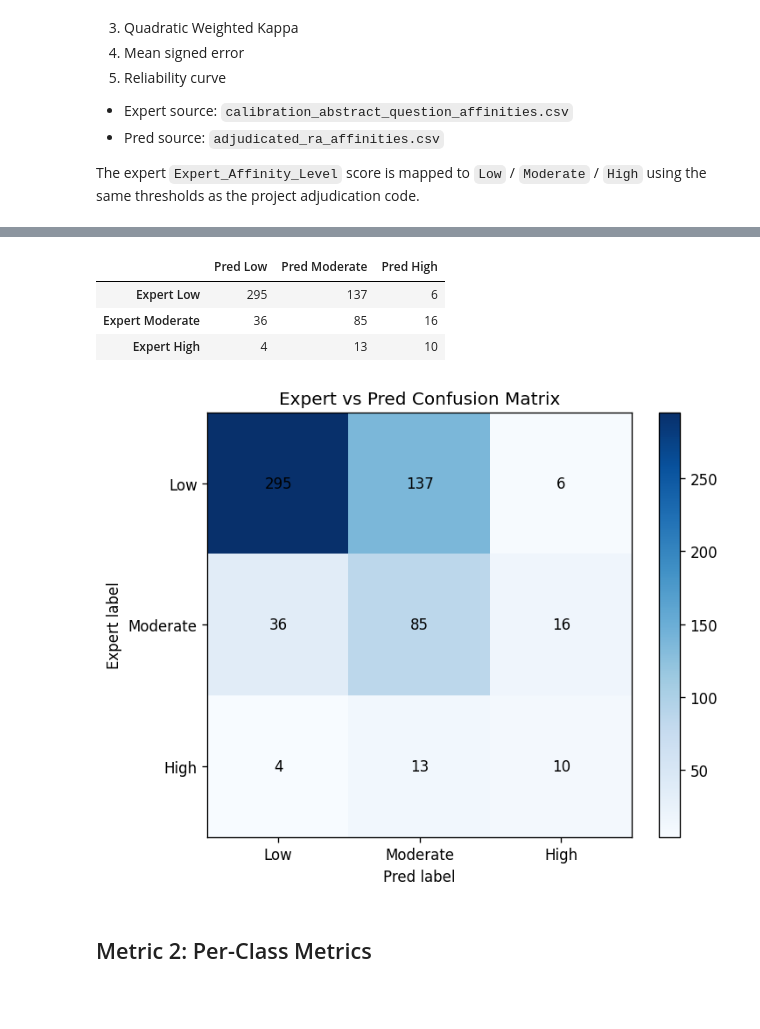
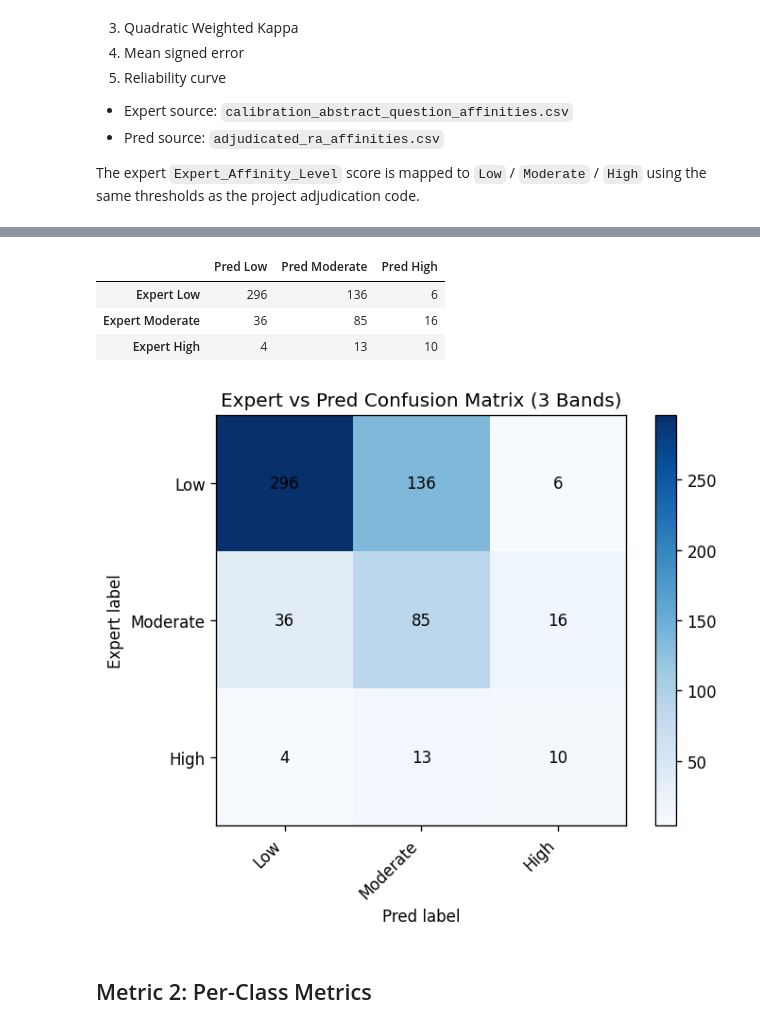
Before and after one commit to pigalleg/article-classifier, a Jupyter notebook: notebooks/11_affinity_diagnostisc_metrics_pipeline.ipynb, the cells around one changed output, grey strips where cells are left out. Cells and saved outputs as stored; diff of their text form; code cells hidden in the pictures; blank space fills up the shorter version.

```diff
--- a/notebooks/11_affinity_diagnostisc_metrics_pipeline.ipynb
+++ b/notebooks/11_affinity_diagnostisc_metrics_pipeline.ipynb
@@ -200,38 +238,40 @@ Pred label distribution:
 # %%
 y_true = clean_df["expert_num"].to_numpy()
 y_pred = clean_df["pred_num"].to_numpy()
+label_numbers = list(LABEL_TO_NUM.values())
 
-cm = confusion_matrix(y_true, y_pred, labels=[0, 1, 2])
+cm = confusion_matrix(y_true, y_pred, labels=label_numbers)
 cm_df = pd.DataFrame(
     cm,
     index=[f"Expert {label}" for label in LABEL_ORDER],
     columns=[f"Pred {label}" for label in LABEL_ORDER],
 )
 display(cm_df)
 
 fig, ax = plt.subplots()
 im = ax.imshow(cm, cmap="Blues")
-ax.set_xticks([0, 1, 2])
-ax.set_yticks([0, 1, 2])
-ax.set_xticklabels(LABEL_ORDER)
+tick_positions = np.arange(len(LABEL_ORDER))
+ax.set_xticks(tick_positions)
+ax.set_yticks(tick_positions)
+ax.set_xticklabels(LABEL_ORDER, rotation=45, ha="right")
 ax.set_yticklabels(LABEL_ORDER)
 ax.set_xlabel("Pred label")
 ax.set_ylabel("Expert label")
-ax.set_title("Expert vs Pred Confusion Matrix")
+ax.set_title(f"Expert vs Pred Confusion Matrix ({BAND_COUNT} Bands)")
 
 for row in range(cm.shape[0]):
     for col in range(cm.shape[1]):
         ax.text(col, row, str(cm[row, col]), ha="center", va="center", color="black")
 
 fig.colorbar(im, ax=ax, fraction=0.046, pad=0.04)
 plt.tight_layout()
 plt.show()
 # %% [output]
 |  | Pred Low | Pred Moderate | Pred High |
-| Expert Low | 295 | 137 | 6 |
+| Expert Low | 296 | 136 | 6 |
 | Expert Moderate | 36 | 85 | 16 |
 | Expert High | 4 | 13 | 10 |
-[figure, old version]
+[figure, new version]
 # %% [markdown]
 ## Metric 2: Per-Class Metrics
 # %%
```
Also changed, not shown: parts of 7 cells of this notebook, 17 other files.
